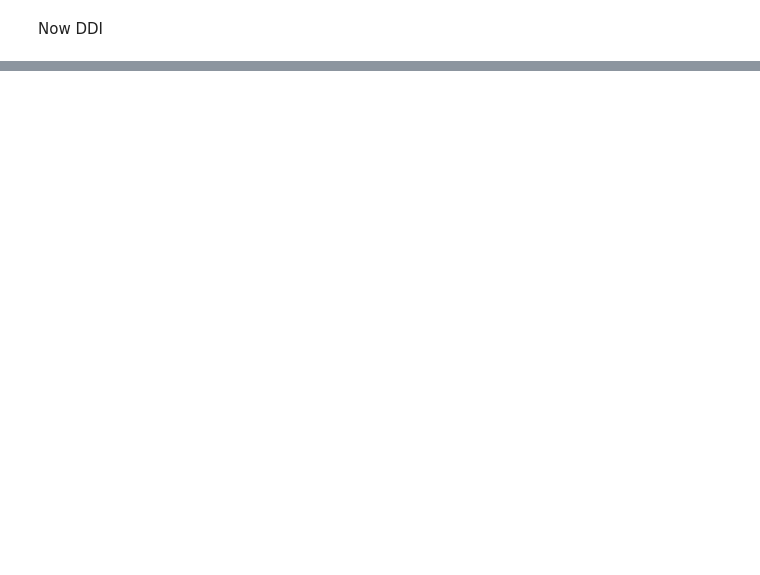
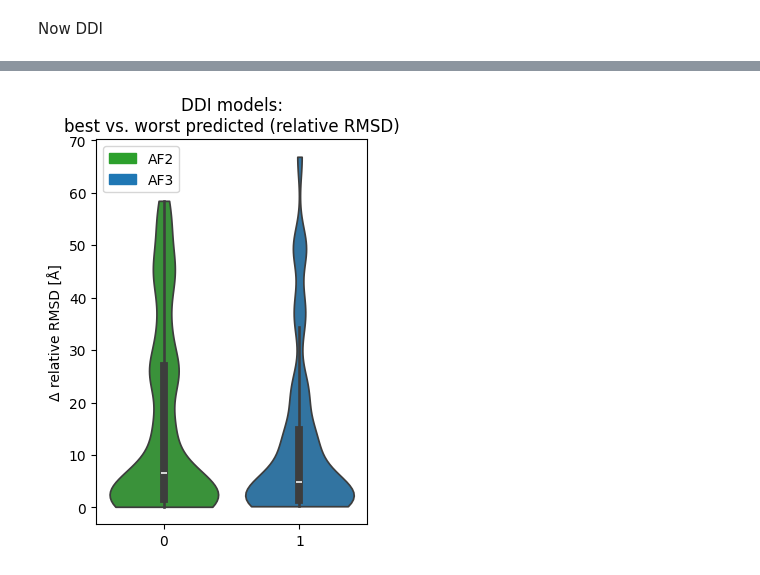
Before and after one commit to andreasmz/bachelorthesis, a Jupyter notebook: AlphaFold/Benchmark set.ipynb, the cells around one changed output, grey strips where cells are left out. Cells and saved outputs as stored; diff of their text form; code cells hidden in the pictures; blank space fills up the shorter version.

```diff
--- a/AlphaFold/Benchmark set.ipynb
+++ b/AlphaFold/Benchmark set.ipynb
@@ -912,0 +961,4 @@ AF3 DDI DockQ
+# %%
+compare_best_with_worst_plot(set_="DDI", c2="RMSD_peptide")
+# %% [output]
+[figure, added]
```
Also changed, not shown: parts of 8 cells of this notebook.
